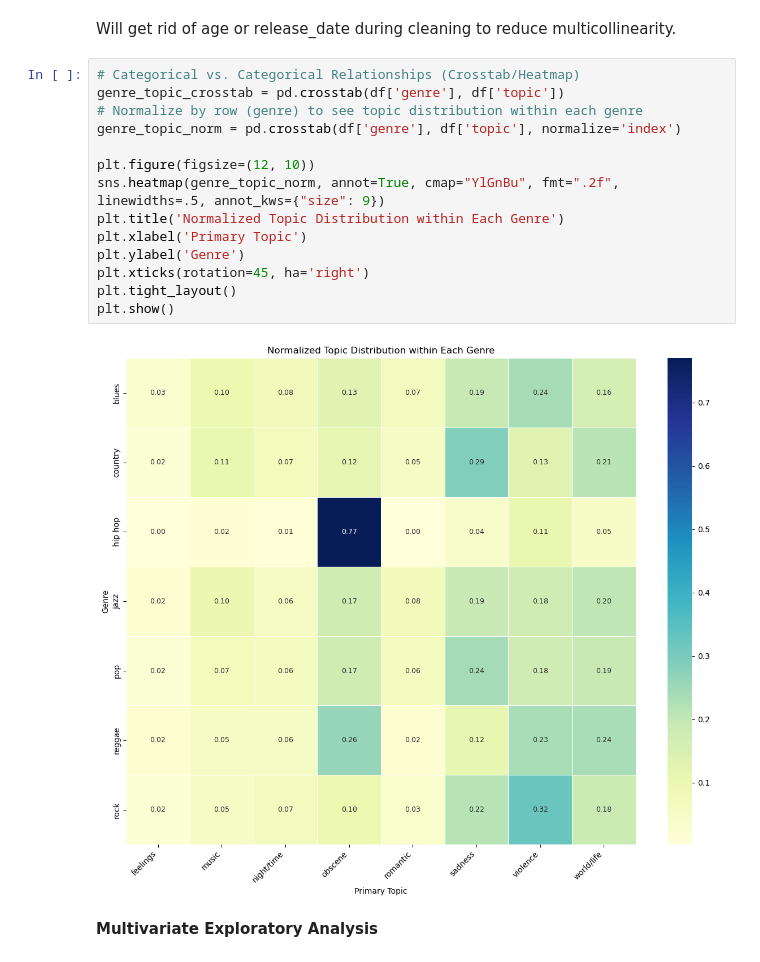
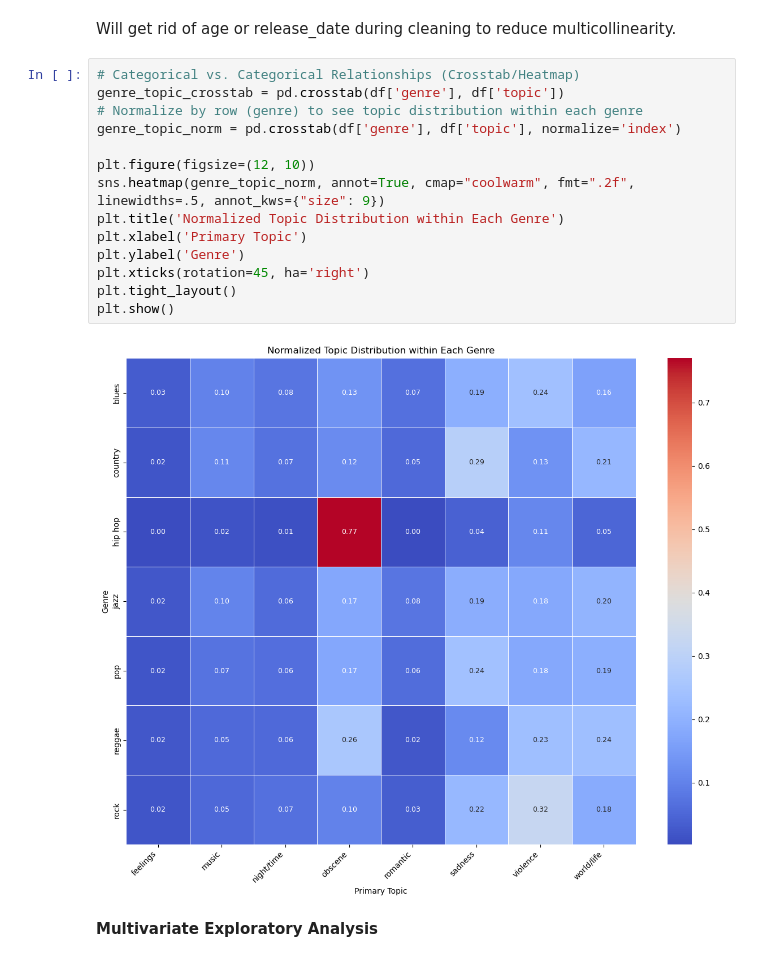
Before and after one commit to Seribii1o1/Music-Recommendation-Algorithm, a Jupyter notebook: code/EDA.ipynb, the cells around one changed output. Saved outputs shown, nothing was run; the diff lists cells and outputs as text.

```diff
--- a/code/EDA.ipynb
+++ b/code/EDA.ipynb
@@ -312,18 +312,18 @@ Will get rid of age or release_date during cleaning to reduce multicollinearity.
 # %%
 # Categorical vs. Categorical Relationships (Crosstab/Heatmap)
 genre_topic_crosstab = pd.crosstab(df['genre'], df['topic'])
 # Normalize by row (genre) to see topic distribution within each genre
 genre_topic_norm = pd.crosstab(df['genre'], df['topic'], normalize='index')
 
 plt.figure(figsize=(12, 10))
-sns.heatmap(genre_topic_norm, annot=True, cmap="YlGnBu", fmt=".2f", linewidths=.5, annot_kws={"size": 9})
+sns.heatmap(genre_topic_norm, annot=True, cmap="coolwarm", fmt=".2f", linewidths=.5, annot_kws={"size": 9})
 plt.title('Normalized Topic Distribution within Each Genre')
 plt.xlabel('Primary Topic')
 plt.ylabel('Genre')
 plt.xticks(rotation=45, ha='right')
 plt.tight_layout()
 plt.show()
 # %% [output]
-[figure, old version]
+[figure, new version]
 # %% [markdown]
 **Multivariate Exploratory Analysis**
```
